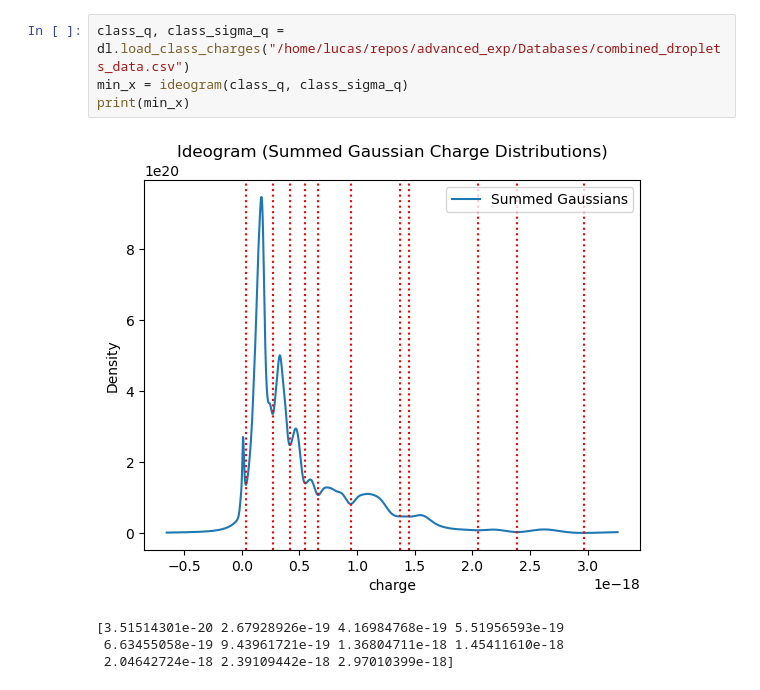
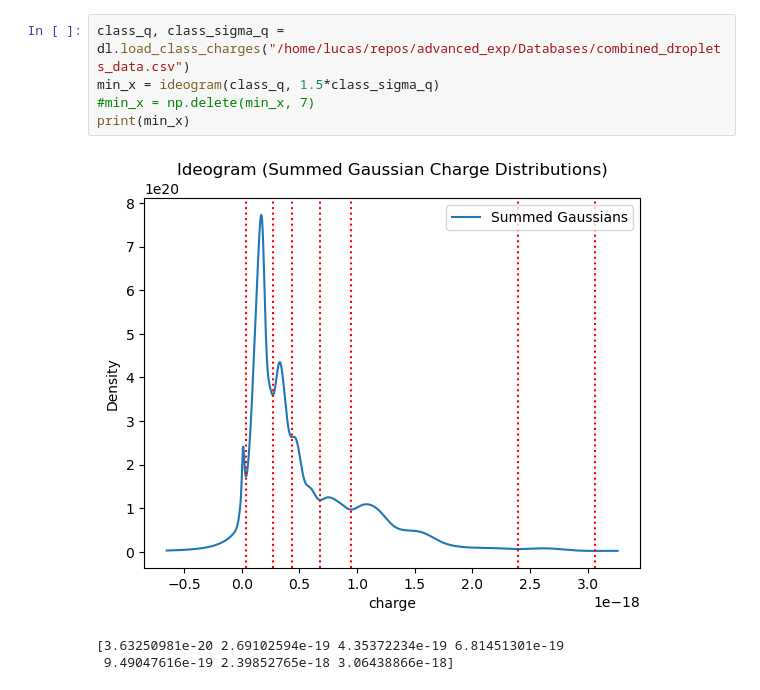
Before and after one commit to Steinburglar/advanced_exp, a Jupyter notebook: FAFO/TestLucas.ipynb, the cells around one changed output. Drawn from its saved outputs; the diff is of its cells as text.

```diff
--- a/FAFO/TestLucas.ipynb
+++ b/FAFO/TestLucas.ipynb
@@ -58,13 +38,13 @@ ideogram(q, sigma_q)
 array([9.02085938e-17, 2.44814385e-16])
 # %%
 class_q, class_sigma_q = dl.load_class_charges("/home/lucas/repos/advanced_exp/Databases/combined_droplets_data.csv")
-min_x = ideogram(class_q, class_sigma_q)
+min_x = ideogram(class_q, 1.5*class_sigma_q)
+#min_x = np.delete(min_x, 7)
 print(min_x)
 # %% [output]
-[figure, old version]
+[figure, new version]
-[3.51514301e-20 2.67928926e-19 4.16984768e-19 5.51956593e-19
- 6.63455058e-19 9.43961721e-19 1.36804711e-18 1.45411610e-18
- 2.04642724e-18 2.39109442e-18 2.97010399e-18]
+[3.63250981e-20 2.69102594e-19 4.35372234e-19 6.81451301e-19
+ 9.49047616e-19 2.39852765e-18 3.06438866e-18]
 # %%
 binned_df = bin_charges(class_q, class_sigma_q, min_x)
 bin_means = weighted_average(binned_df)
```
Also changed, not shown: parts of 4 cells of this notebook, 2 other files.
